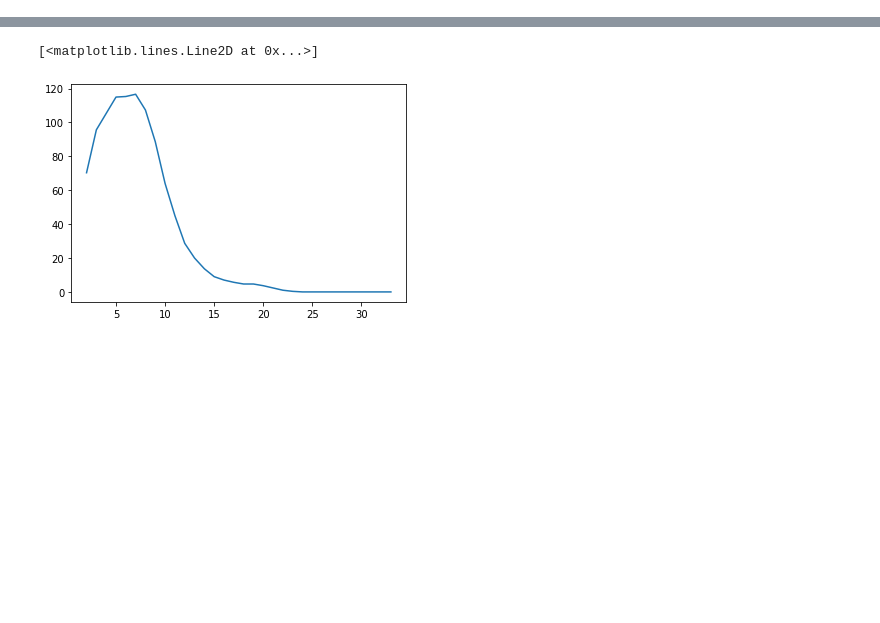
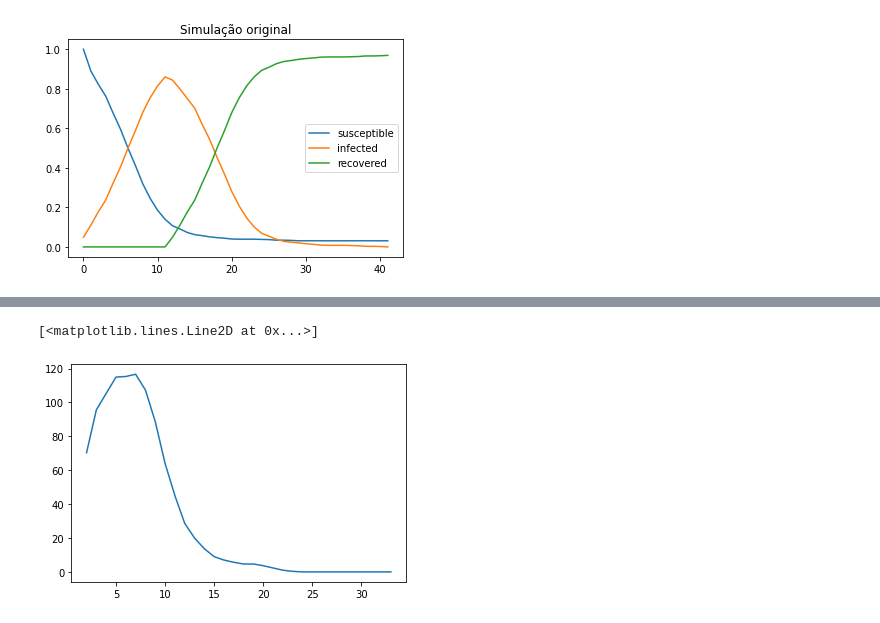
Before and after one commit to yambanis/CovidMDP, a Jupyter notebook: notebooks/spread_modeling/Relaxed Caveman Spread.ipynb, the cells around one changed output, grey strips where cells are left out. Drawn from its saved outputs; the diff is of its cells as text; code cells hidden in the pictures; blank space fills up the shorter version.

```diff
--- a/notebooks/spread_modeling/Relaxed Caveman Spread.ipynb
+++ b/notebooks/spread_modeling/Relaxed Caveman Spread.ipynb
@@ -124,5 +176,14 @@ plot_infection(G)
 # %%
 G = nx.relaxed_caveman_graph(250, 4, 0.25, seed=42)
 initial_infection(G, .05)
 time_series = simulate_pandemic(G)
+
+plt.plot(time_series.index, time_series['susceptible'], label = 'susceptible')
+plt.plot(time_series.index, time_series['infected'], label = 'infected')
+plt.plot(time_series.index, time_series['recovered'], label = 'recovered')
+plt.legend()
+plt.title('Simulação original')
+plt.show()
+# %% [output]
+[figure, added]
 # %%
```
Also changed, not shown: parts of 6 cells of this notebook.
